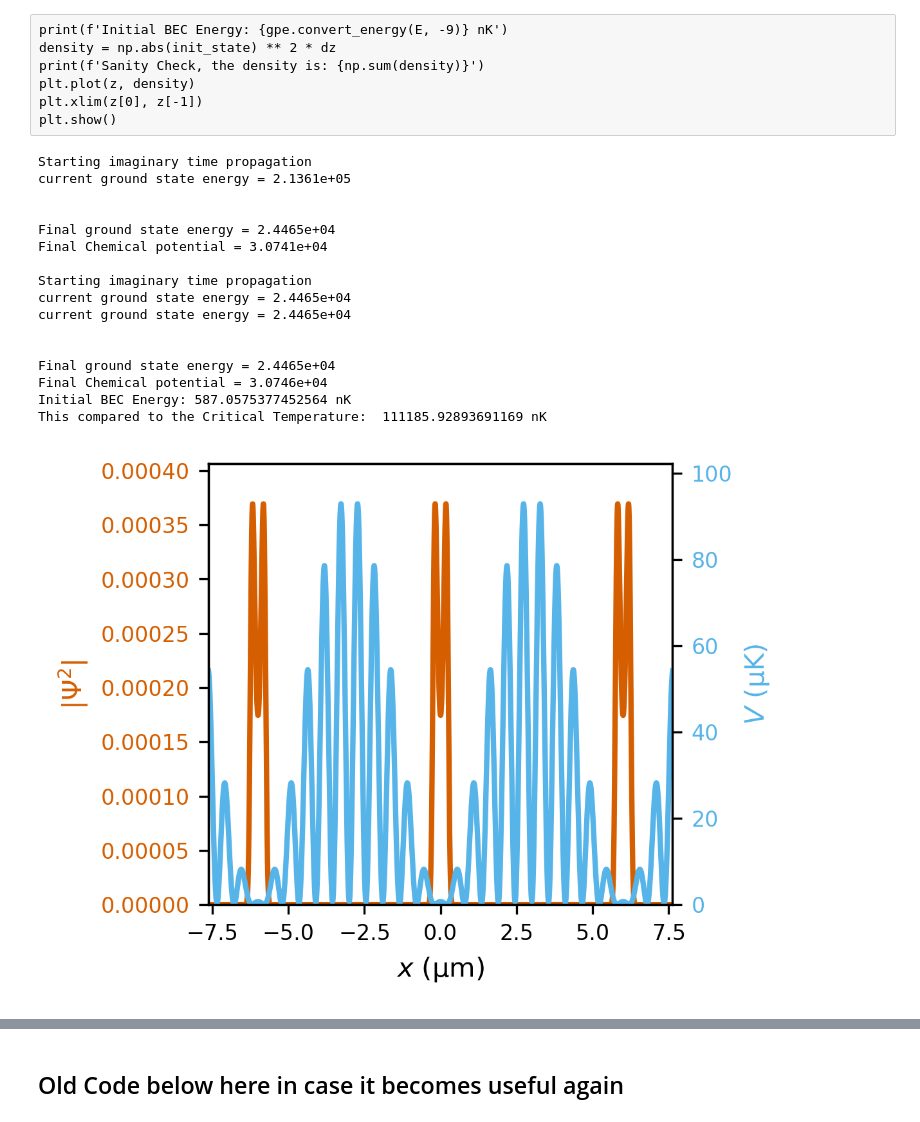
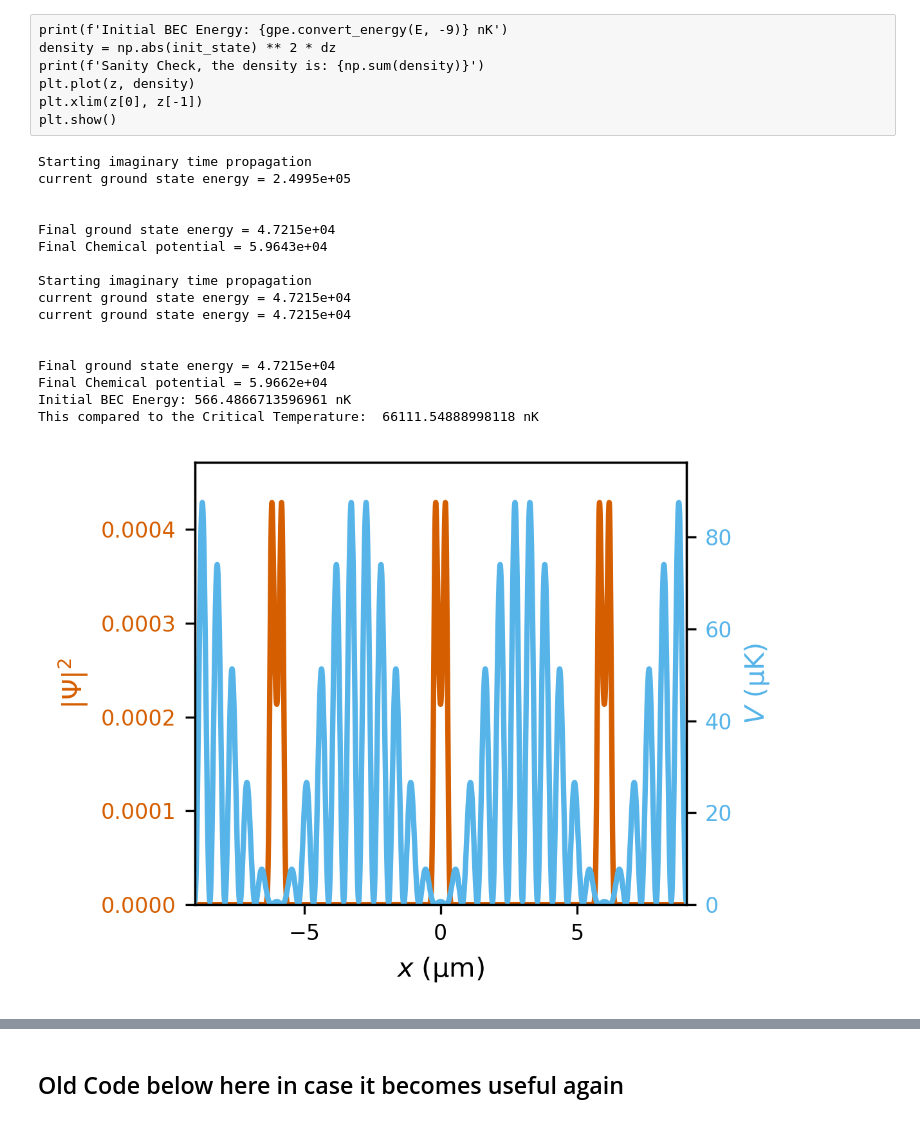
Before and after one commit to dustindberg/GPE, a Jupyter notebook: BEC_TwoFieldExample.ipynb, the cells around one changed output, grey strips where cells are left out. Cells and saved outputs as stored; diff of their text form; code cells hidden in the pictures.

```diff
--- a/BEC_TwoFieldExample.ipynb
+++ b/BEC_TwoFieldExample.ipynb
@@ -111,7 +111,7 @@ principal_wavelength = atomic_transition(transition)
 # Resonance frequency of the atomic transition in units of 2π Hz to keep units consistent,
 ω_0 = 2 * np.pi * speed_of_light / principal_wavelength * 1e9
 # Model parameters for dimensionless units.
-ω_x = 0.5 * 2 * np.pi  # From experimental cigar length params
+ω_x = 0.25 * 2 * np.pi  # From experimental cigar length params
 ω_yz = 500 * 2 * np.pi
 N = 2e3
 
@@ -243,7 +243,7 @@ Define Laser Params and the simulation grid
 λ_control = np.array([1000, 1200])
 λ_min = min(λ_control)
 # Target wavelength (equal to the width of the superoscillations window)
-λ_target = 0.2 * principal_wavelength
+λ_target = 0.2 * principal_wavelength  # 0.2*
 # Wavevectors in dimensionless units for computation purposes
 k_target = 2 * np.pi / gpe.dimless_x(λ_target, -9)
 k = 2 * np.pi * (gpe.dimless_x(λ_control, -9) ** -1)
@@ -251,7 +251,8 @@ k = 2 * np.pi * (gpe.dimless_x(λ_control, -9) ** -1)
 # Set the dimensionless length of the window for superoscillations here
 window = gpe.dimless_x(λ_target, -9)
 # Limit the full range of pulse to the characteristic length
-x_lim = gpe.dimless_x(0.5 * gpe.L_x)
+x_lim = gpe.dimless_x(9, -6)
+print(f'Compare the characteristic length {gpe.L_x*1e6} μm vs the full wave length: {2 * gpe.convert_x(x_lim, -6)} μm')
 x_res = 2 ** 15
 dx = 2 * x_lim / x_res
 
@@ -689,6 +597,6 @@ plt.show()
 # %%
 # Visual Assesment Modifier
-vam = 1.03e8
+vam = 1e8
 
 winamps = winner_amps * vam
 
@@ -952,45 +862,45 @@ print(f'This compared to the Critical Temperature:  {T_c} nK')
 assert gpe.convert_energy(E, -9) < T_c, "This is not a BEC!, T > T_c"
 # %% [output]
 Starting imaginary time propagation
-current ground state energy = 2.1361e+05
+current ground state energy = 2.4995e+05
 
 
-Final ground state energy = 2.4465e+04
-Final Chemical potential = 3.0741e+04
+Final ground state energy = 4.7215e+04
+Final Chemical potential = 5.9643e+04
 
 Starting imaginary time propagation
-current ground state energy = 2.4465e+04
-current ground state energy = 2.4465e+04
+current ground state energy = 4.7215e+04
+current ground state energy = 4.7215e+04
 
 
-Final ground state energy = 2.4465e+04
-Final Chemical potential = 3.0746e+04
-Initial BEC Energy: 587.0575377452564 nK
-This compared to the Critical Temperature:  111185.92893691169 nK
+Final ground state energy = 4.7215e+04
+Final Chemical potential = 5.9662e+04
+Initial BEC Energy: 566.4866713596961 nK
+This compared to the Critical Temperature:  66111.54888998118 nK
 # %%
 density = np.abs(init_state) ** 2 * dz
 
 fig = plt.figure()
 ax1 = fig.add_subplot(111)
 ax1.plot(z_micro, density, color=ok['red'])
 ax1.set_xlim(z_micro[0], z_micro[-1])
 ax1.set_xlabel('$x$ (μm)')
 
 ax2 = ax1.twinx()
 
 ax2.plot(z_micro, gpe.convert_energy(sys_params['initial_trap'](z), -6), color=c1)
 
 ax1.set_ylim(0, 1.1 * density.max())
 ax2.set_ylim(0, 1.1 * gpe.convert_energy(sys_params['initial_trap'](z), -6).max())
 
-ax1.set_ylabel('|$\\Psi^2$|', color=ok['red'])
+ax1.set_ylabel('$|\\Psi|^2$', color=ok['red'])
 ax1.tick_params('y', labelcolor=ok['red'])
 ax2.set_ylabel('$V$ (μK)', color=ok['blue'])
 ax2.tick_params('y', labelcolor=ok['blue'])
 plt.tight_layout()
 plt.savefig(f'{file_path}/{file_name}_Potential-and-Density_{test_field_tag}.pdf')
 plt.show()
 
 print(f'Sanity Check, the density is: {np.sum(density)}')
 # %% [output]
-[figure, old version]
+[figure, new version]
```
Also changed, not shown: parts of 24 cells of this notebook.
